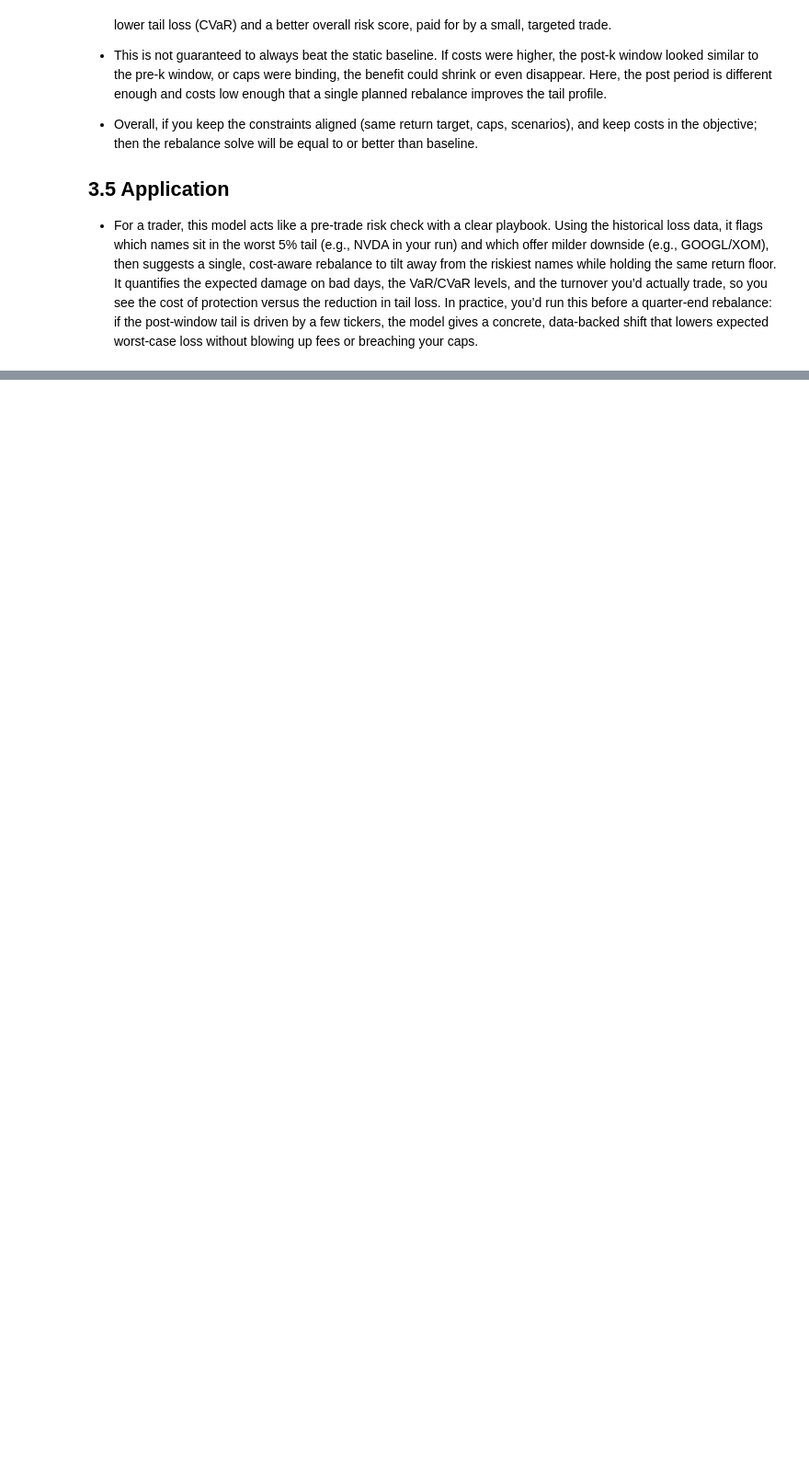
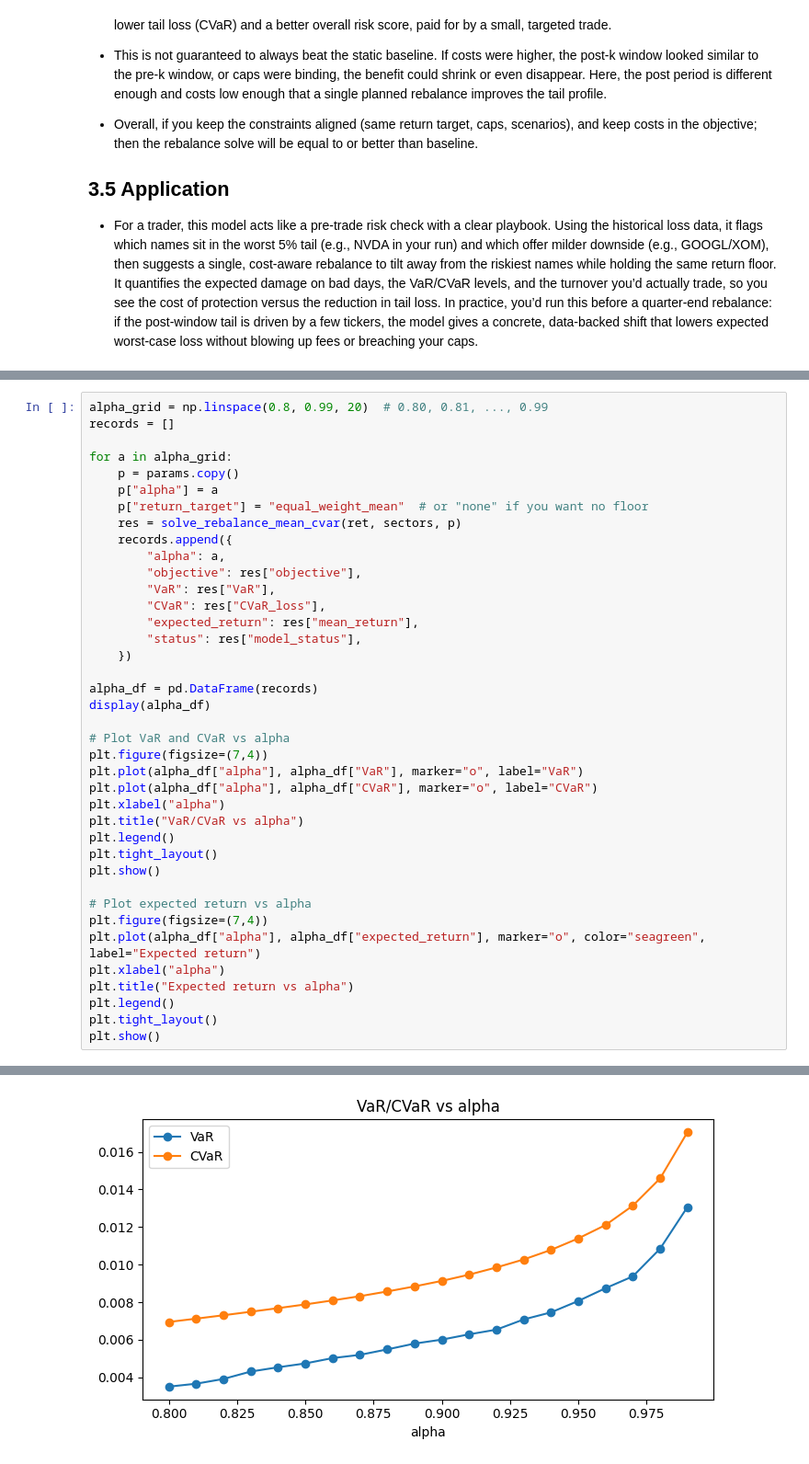
Before and after one commit to dylan123104/CVaR-Optimization, a Jupyter notebook: notebooks/00_CVaR_Portfolio.ipynb, the cells around one changed output, grey strips where cells are left out. Shown: that part at 92% size. Saved outputs shown, nothing was run; the diff lists cells and outputs as text; blank space fills up the shorter version.

```diff
--- a/notebooks/00_CVaR_Portfolio.ipynb
+++ b/notebooks/00_CVaR_Portfolio.ipynb
@@ -956,0 +1213,40 @@ Caps/feasibility: No name or sector caps bind, so the improvement comes from rea
+# %%
+alpha_grid = np.linspace(0.8, 0.99, 20)  # 0.80, 0.81, ..., 0.99
+records = []
+
+for a in alpha_grid:
+    p = params.copy()
+    p["alpha"] = a
+    p["return_target"] = "equal_weight_mean"  # or "none" if you want no floor
+    res = solve_rebalance_mean_cvar(ret, sectors, p)
+    records.append({
+        "alpha": a,
+        "objective": res["objective"],
+        "VaR": res["VaR"],
+        "CVaR": res["CVaR_loss"],
+        "expected_return": res["mean_return"],
+        "status": res["model_status"],
+    })
+
+alpha_df = pd.DataFrame(records)
+display(alpha_df)
+
+# Plot VaR and CVaR vs alpha
+plt.figure(figsize=(7,4))
+plt.plot(alpha_df["alpha"], alpha_df["VaR"], marker="o", label="VaR")
+plt.plot(alpha_df["alpha"], alpha_df["CVaR"], marker="o", label="CVaR")
+plt.xlabel("alpha")
+plt.title("VaR/CVaR vs alpha")
+plt.legend()
+plt.tight_layout()
+plt.show()
+
+# Plot expected return vs alpha
+plt.figure(figsize=(7,4))
+plt.plot(alpha_df["alpha"], alpha_df["expected_return"], marker="o", color="seagreen", label="Expected return")
+plt.xlabel("alpha")
+plt.title("Expected return vs alpha")
+plt.legend()
+plt.tight_layout()
+plt.show()
+# %% [output]
@@ -956,0 +1270 @@ Caps/feasibility: No name or sector caps bind, so the improvement comes from rea
+[figure, added]
```
Also changed, not shown: parts of 27 cells of this notebook.
